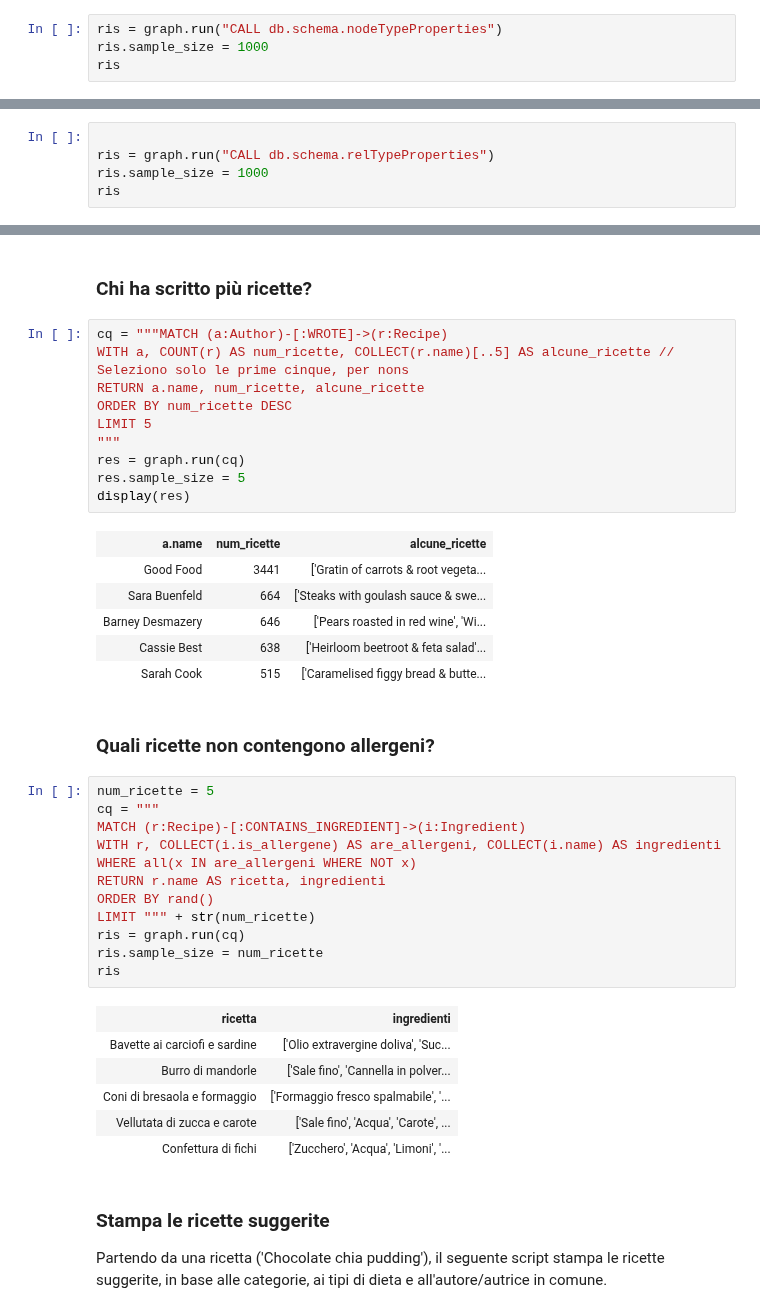
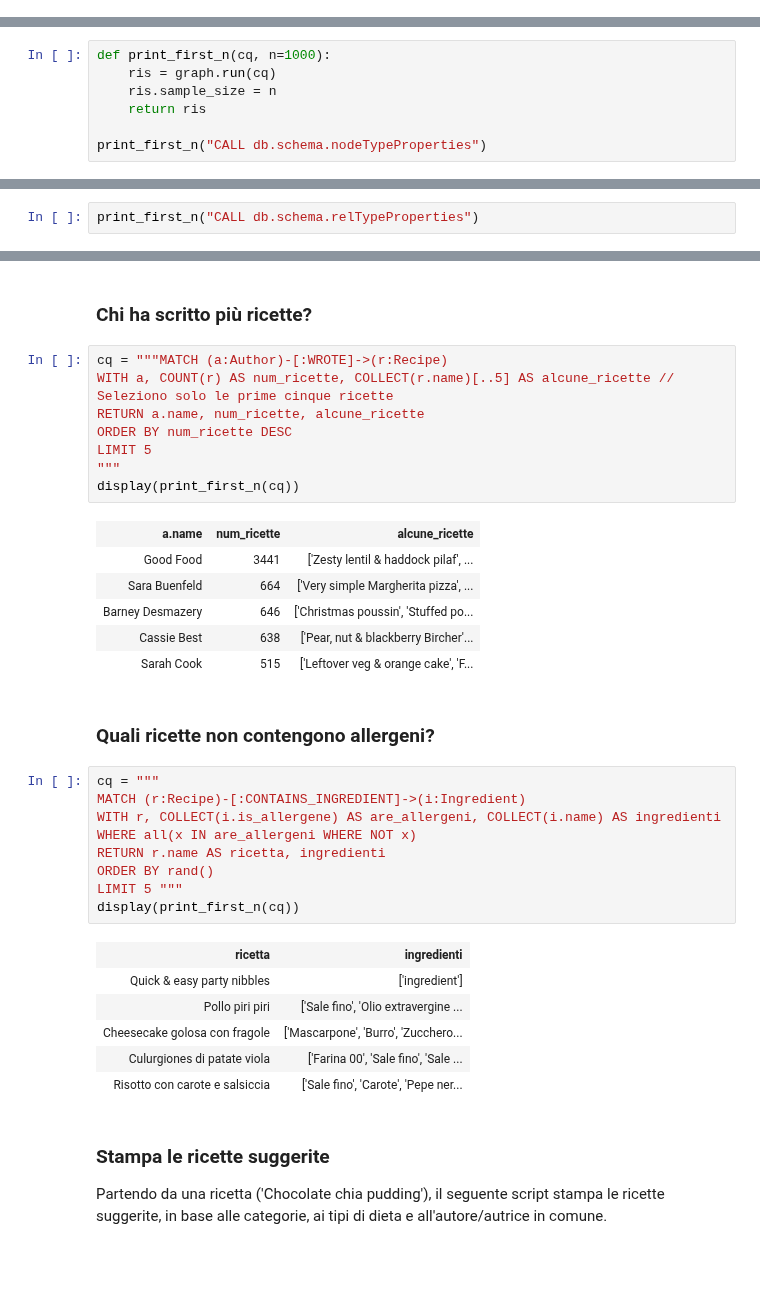
Before and after one commit to ElenaCurti/big-data, a Jupyter notebook: Attivita_04_Neo4j/app.ipynb, the cells around one changed output, grey strips where cells are left out. Cells and saved outputs as stored; diff of their text form; blank space fills up the shorter version.

```diff
--- a/Attivita_04_Neo4j/app.ipynb
+++ b/Attivita_04_Neo4j/app.ipynb
@@ -320,7 +320,3 @@ graph.run(" CREATE INDEX IF NOT EXISTS FOR (n:Recipe) ON (n.name);")
 Dopo le modifiche, lo schema finale è il seguente:
 # %% [markdown]
 ![schema](img/db_schema_finale.png)
-# %%
-ris = graph.run("CALL db.schema.nodeTypeProperties")
-ris.sample_size = 1000
-ris
@@ -341,0 +323,7 @@ ris
+# %%
+def print_first_n(cq, n=1000):
+    ris = graph.run(cq)
+    ris.sample_size = n
+    return ris
+
+print_first_n("CALL db.schema.nodeTypeProperties")
@@ -342,8 +345,5 @@ ris
 # %%
-
-ris = graph.run("CALL db.schema.relTypeProperties")
-ris.sample_size = 1000
-ris
+print_first_n("CALL db.schema.relTypeProperties")
 # %% [output]
 | relType | propertyName | propertyTypes | mandatory |
 | :`WROTE` | null | null | false |
@@ -533,42 +522,37 @@ Opzione scelta: tempo_totale
 ### Chi ha scritto più ricette?
 # %%
 cq = """MATCH (a:Author)-[:WROTE]->(r:Recipe)
-WITH a, COUNT(r) AS num_ricette, COLLECT(r.name)[..5] AS alcune_ricette // Seleziono solo le prime cinque, per nons
+WITH a, COUNT(r) AS num_ricette, COLLECT(r.name)[..5] AS alcune_ricette // Seleziono solo le prime cinque ricette
 RETURN a.name, num_ricette, alcune_ricette
 ORDER BY num_ricette DESC
 LIMIT 5
 """
-res = graph.run(cq)
-res.sample_size = 5
-display(res)
+display(print_first_n(cq))
 # %% [output]
 | a.name | num_ricette | alcune_ricette |
-| Good Food | 3441 | ['Gratin of carrots & root vegeta... |
-| Sara Buenfeld | 664 | ['Steaks with goulash sauce & swe... |
-| Barney Desmazery | 646 | ['Pears roasted in red wine', 'Wi... |
-| Cassie Best | 638 | ['Heirloom beetroot & feta salad'... |
-| Sarah Cook | 515 | ['Caramelised figgy bread & butte... |
+| Good Food | 3441 | ['Zesty lentil & haddock pilaf', ... |
+| Sara Buenfeld | 664 | ['Very simple Margherita pizza', ... |
+| Barney Desmazery | 646 | ['Christmas poussin', 'Stuffed po... |
+| Cassie Best | 638 | ['Pear, nut & blackberry Bircher'... |
+| Sarah Cook | 515 | ['Leftover veg & orange cake', 'F... |
 # %% [markdown]
 ### Quali ricette non contengono allergeni?
 # %%
-num_ricette = 5
 cq = """
 MATCH (r:Recipe)-[:CONTAINS_INGREDIENT]->(i:Ingredient)
 WITH r, COLLECT(i.is_allergene) AS are_allergeni, COLLECT(i.name) AS ingredienti
 WHERE all(x IN are_allergeni WHERE NOT x)
 RETURN r.name AS ricetta, ingredienti
 ORDER BY rand()
-LIMIT """ + str(num_ricette)
-ris = graph.run(cq)
-ris.sample_size = num_ricette
-ris
+LIMIT 5 """
+display(print_first_n(cq))
 # %% [output]
 | ricetta | ingredienti |
-| Bavette ai carciofi e sardine | ['Olio extravergine doliva', 'Suc... |
-| Burro di mandorle | ['Sale fino', 'Cannella in polver... |
-| Coni di bresaola e formaggio | ['Formaggio fresco spalmabile', '... |
-| Vellutata di zucca e carote | ['Sale fino', 'Acqua', 'Carote', ... |
-| Confettura di fichi | ['Zucchero', 'Acqua', 'Limoni', '... |
+| Quick & easy party nibbles | ['ingredient'] |
+| Pollo piri piri | ['Sale fino', 'Olio extravergine ... |
+| Cheesecake golosa con fragole | ['Mascarpone', 'Burro', 'Zucchero... |
+| Culurgiones di patate viola | ['Farina 00', 'Sale fino', 'Sale ... |
+| Risotto con carote e salsiccia | ['Sale fino', 'Carote', 'Pepe ner... |
 # %% [markdown]
 ### Stampa le ricette suggerite
 Partendo da una ricetta ('Chocolate chia pudding'), il seguente script stampa le ricette suggerite, in base alle categorie, ai tipi di dieta e all'autore/autrice in comune.
```
Also changed, not shown: parts of 12 cells of this notebook, 1 other file.
